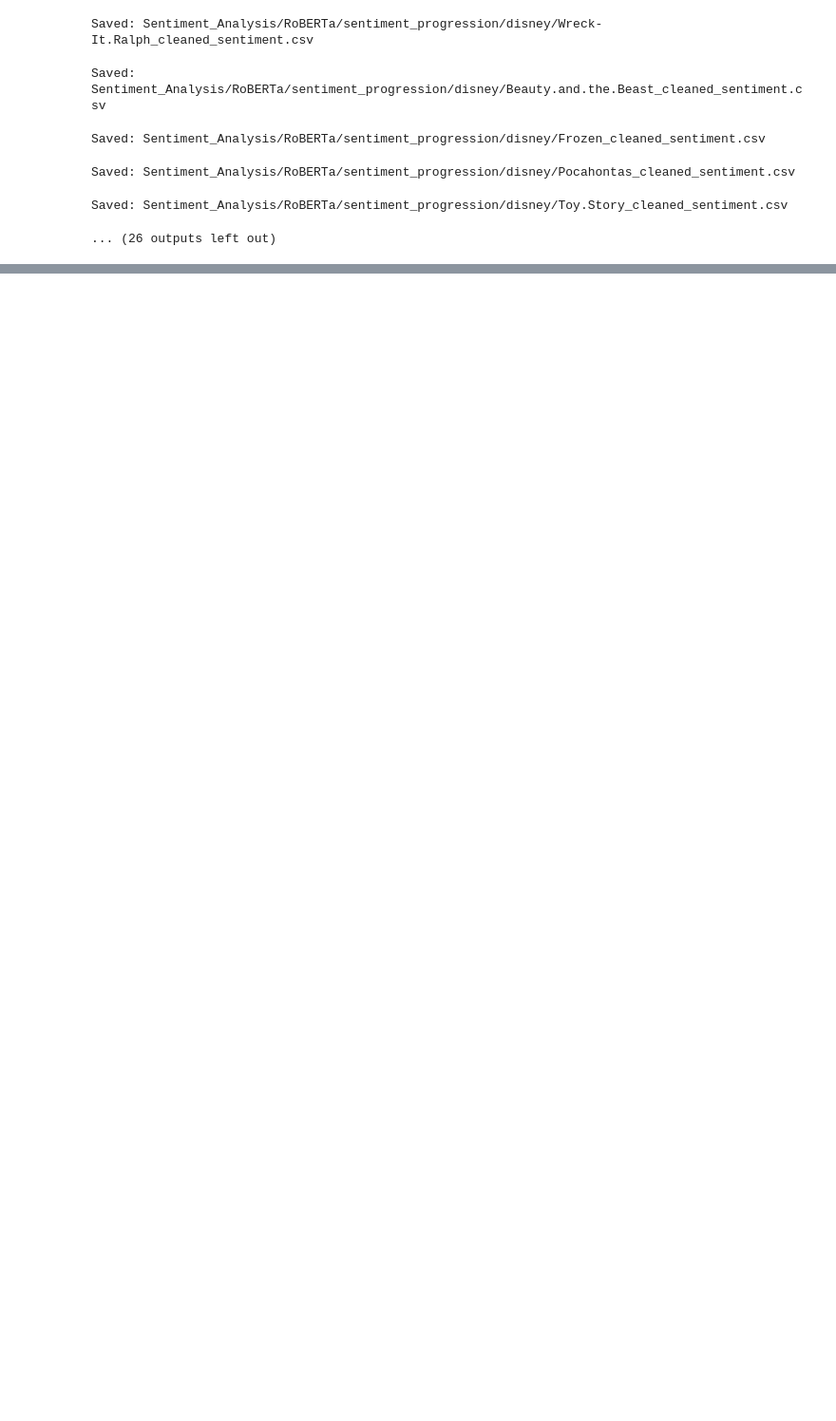
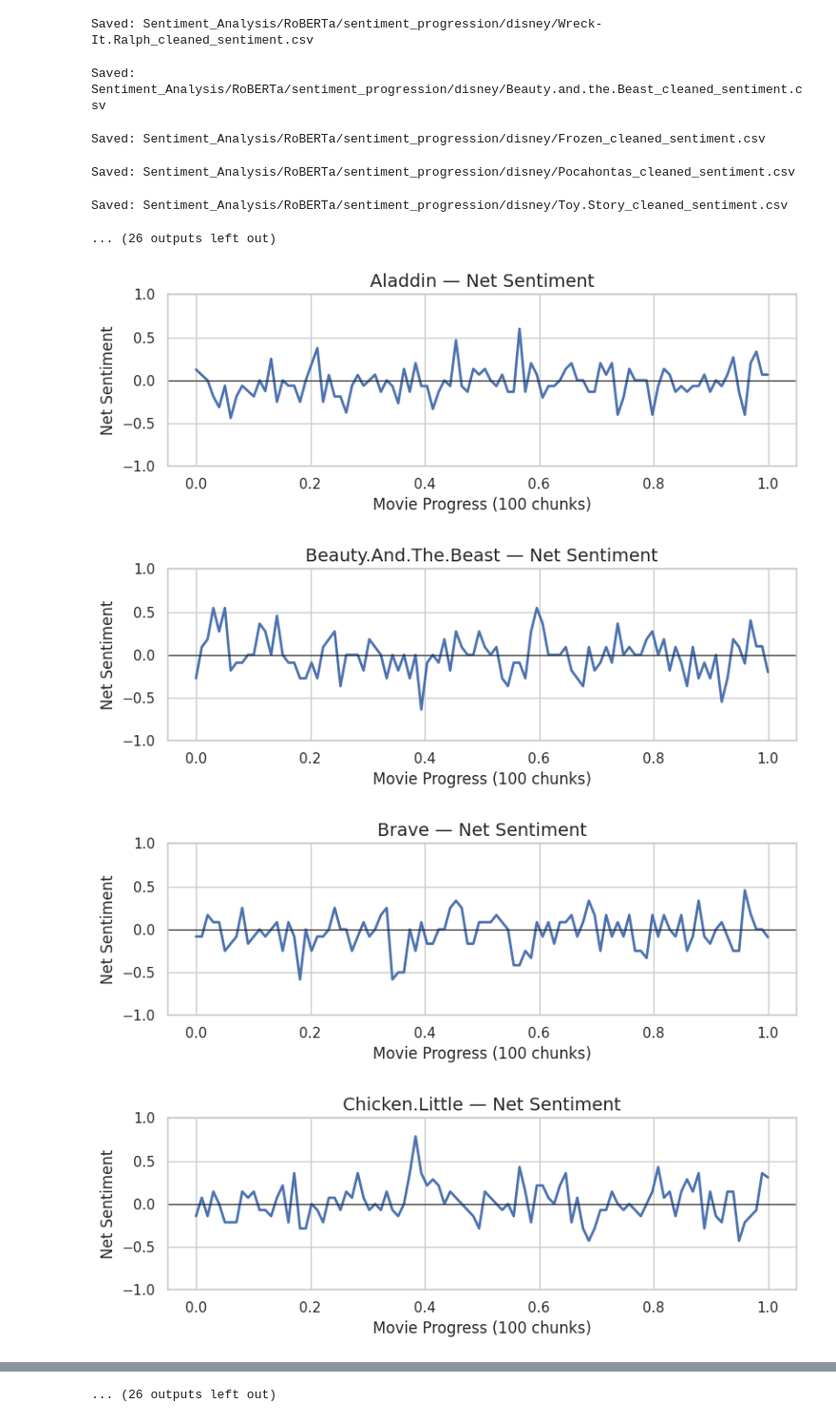
Before and after one commit to anasistac/final_project, a Jupyter notebook: sentiment_analysis.ipynb, the cells around one changed output, grey strips where cells are left out. Shown at 95% size. Cells and saved outputs as stored; diff of their text form; code cells hidden in the pictures; blank space fills up the shorter version.

Commit message:
sentiment_analysis changes

```diff
--- a/sentiment_analysis.ipynb
+++ b/sentiment_analysis.ipynb
@@ -203,3 +208,53 @@ Saved: Sentiment_Analysis/RoBERTa/sentiment_progression/disney/Frozen_cleaned_se
 Saved: Sentiment_Analysis/RoBERTa/sentiment_progression/disney/Pocahontas_cleaned_sentiment.csv
 Saved: Sentiment_Analysis/RoBERTa/sentiment_progression/disney/Toy.Story_cleaned_sentiment.csv
 ... (26 outputs left out)
+# %%
+import os, glob, numpy as np
+
+def plot_net_sentiment(csv_paths, output_dir="sentiment_plots"):
+    """
+    For each sentiment CSV in `csv_paths`, compute the net sentiment over
+    100 equal-sized chunks, plot it, show it, and save the figure to `output_dir`.
+    """
+    os.makedirs(output_dir, exist_ok=True)
+
+    for path in csv_paths:
+        fname = os.path.basename(path)
+        base  = fname.replace("_sentiment.csv", "").replace("_cleaned", "")
+        film  = base.replace("_", " ").title()
+
+        df = pd.read_csv(path)
+        sents = df["sentiment"].values
+
+        # chunk into 100 segments and compute net sentiment (pos – neg)
+        chunks   = np.array_split(sents, 100)
+        pos_frac = np.array([np.mean(c == "positive") for c in chunks])
+        neg_frac = np.array([np.mean(c == "negative") for c in chunks])
+        net      = pos_frac - neg_frac
+
+        # plot
+        x = np.linspace(0, 1, len(net))
+        plt.figure(figsize=(8,3))
+        plt.plot(x, net, color="C0", lw=2)
+        plt.axhline(0, color="k", lw=0.8)
+        plt.title(f"{film} — Net Sentiment", fontsize=14)
+        plt.xlabel("Movie Progress (100 chunks)")
+        plt.ylabel("Net Sentiment")
+        plt.ylim(-1, 1)
+        plt.tight_layout()
+
+        # save figure
+        outpath = os.path.join(output_dir, f"{base}_net_sentiment.png")
+        plt.savefig(outpath)
+        plt.show()
+
+disney = sorted(glob.glob("Sentiment_Analysis/RoBERTa/sentiment_progression/disney/*_sentiment.csv"))
+ghibli = sorted(glob.glob("Sentiment_Analysis/RoBERTa/sentiment_progression/ghibli/*_sentiment.csv"))
+
+# Run plotting + saving
+plot_net_sentiment(disney + ghibli, output_dir="Sentiment_Analysis/RoBERTa/sentiment_progression/sentiment_plots")
+# %% [output]
+[figure, added]
+[figure, added]
+[figure, added]
+[figure, added]
@@ -205,0 +269 @@ Saved: Sentiment_Analysis/RoBERTa/sentiment_progression/disney/Toy.Story_cleaned
+... (26 outputs left out)
```
Also changed, not shown: parts of 5 cells of this notebook, 46 other files.
